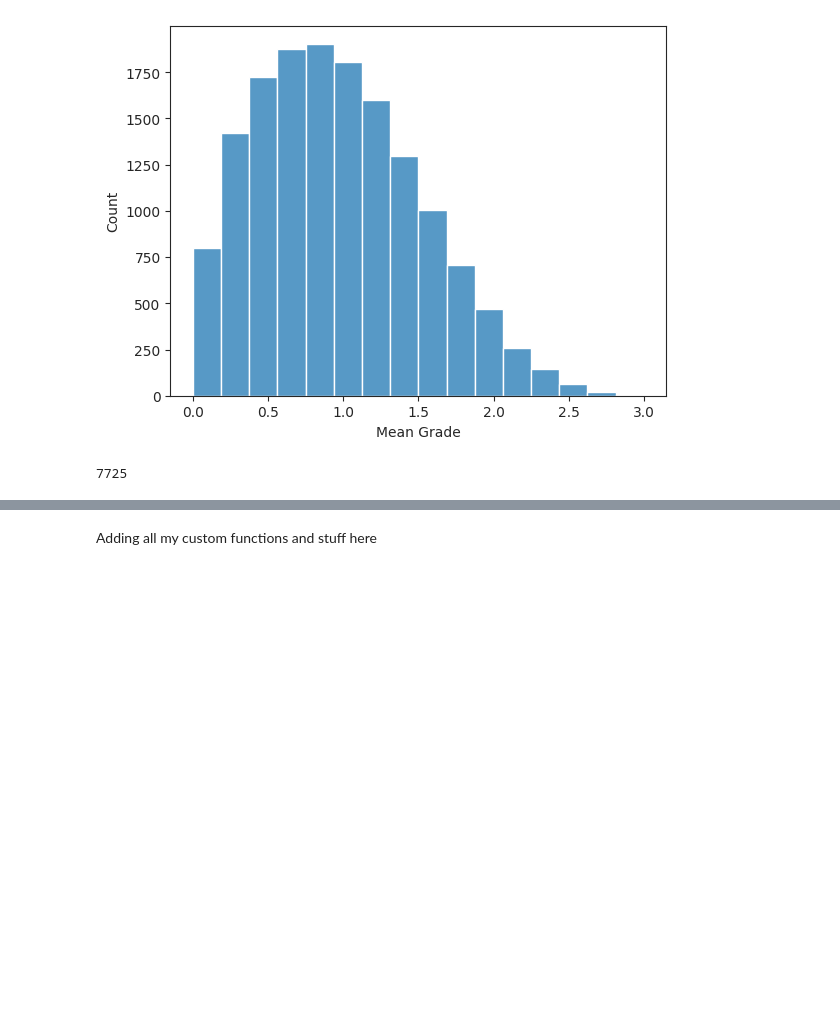
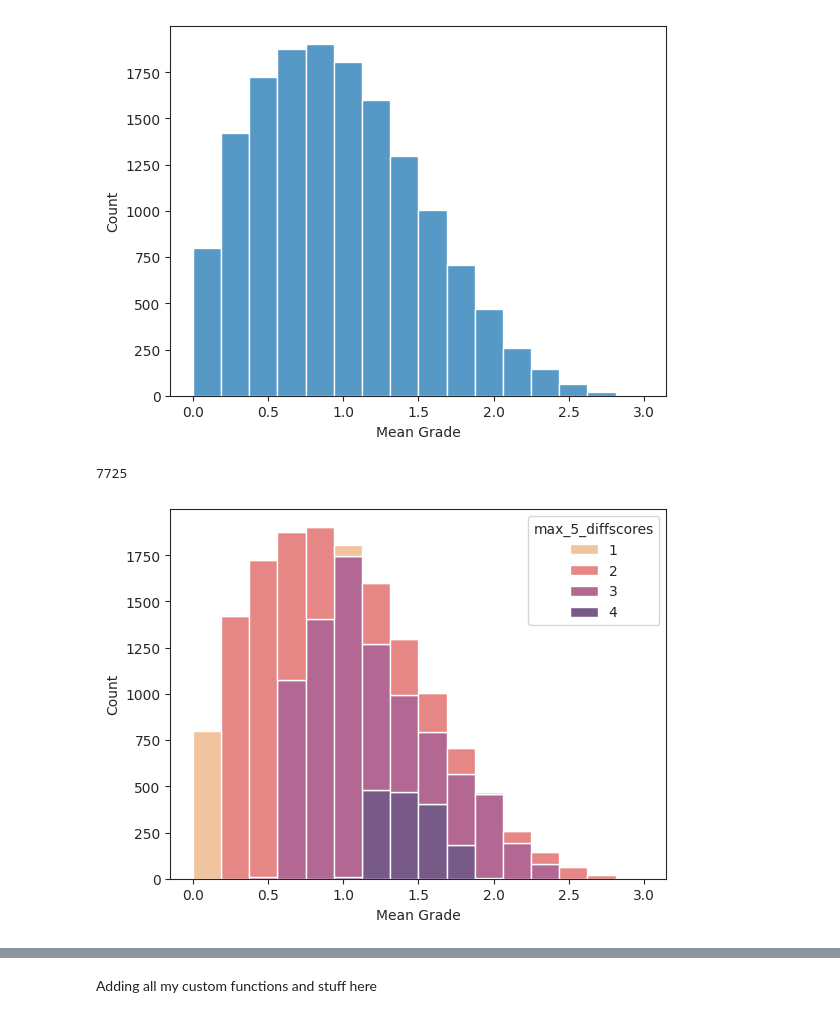
Before and after one commit to Dorijan-Cirkveni/tar-project, a Jupyter notebook: data_visualisation.ipynb, the cells around one changed output, grey strips where cells are left out. Cells and saved outputs as stored; diff of their text form; code cells hidden in the pictures; blank space fills up the shorter version.

```diff
--- a/data_visualisation.ipynb
+++ b/data_visualisation.ipynb
@@ -29,3 +31,13 @@ len(combined_df[combined_df['meanGrade'] <= 0.9])
+# %%
+def plotFn(dataset,xvaluename,huename,xlabel,ylabel)
+sns.set_style("ticks")
+sns.histplot(data=dataset, x='meanGrade', hue='max_5_diffscores', palette="flare", bins=16, cumulative=False, multiple="stack")
+plot.xlabel('Mean Grade')
+plot.ylabel('Count')
+plot.show()
+plotFn()
+# %% [output]
+[figure, added]
 # %%
 # Flatten the grades data
 flat_data = df.explode('grades')
```
Also changed, not shown: parts of 21 cells of this notebook.
